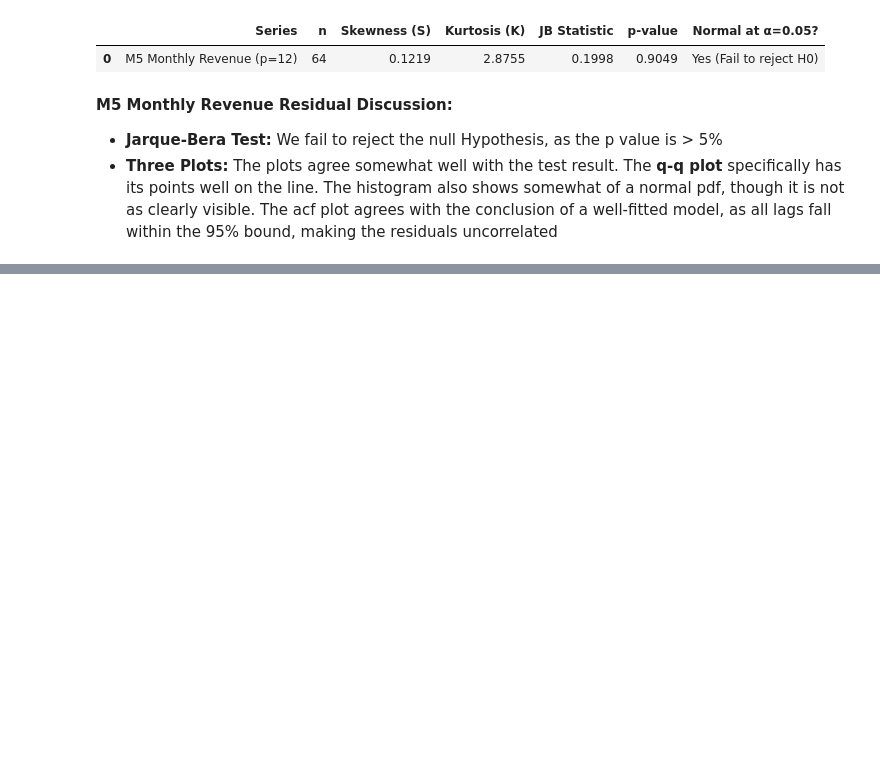
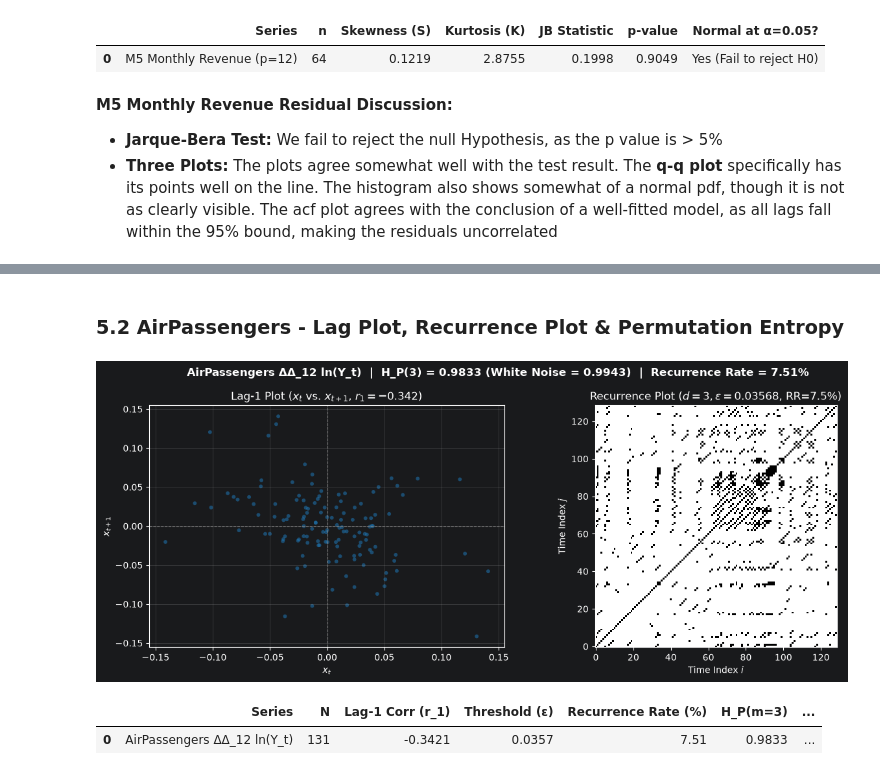
Before and after one commit to elias2304/notebooks, a Jupyter notebook: tis/hw2/hw2.ipynb, the cells around one changed output, grey strips where cells are left out. Drawn from its saved outputs; the diff is of its cells as text; code cells hidden in the pictures; blank space fills up the shorter version.

```diff
--- a/tis/hw2/hw2.ipynb
+++ b/tis/hw2/hw2.ipynb
@@ -448,0 +656,9 @@ pd.DataFrame([jb_m5])
+# %% [markdown]
+### 5.2 AirPassengers - Lag Plot, Recurrence Plot & Permutation Entropy
+# %%
+res_air_nl = analyze_nonlinearity(air_stat, title='AirPassengers ΔΔ_12 ln(Y_t)')
+pd.DataFrame([res_air_nl])
+# %% [output]
+[figure, added]
+|  | Series | N | Lag-1 Corr (r_1) | Threshold (ε) | Recurrence Rate (%) | H_P(m=3) | ... |
+| 0 | AirPassengers ΔΔ_12 ln(Y_t) | 131 | -0.3421 | 0.0357 | 7.51 | 0.9833 | ... |
```
Also changed, not shown: parts of 23 cells of this notebook.
